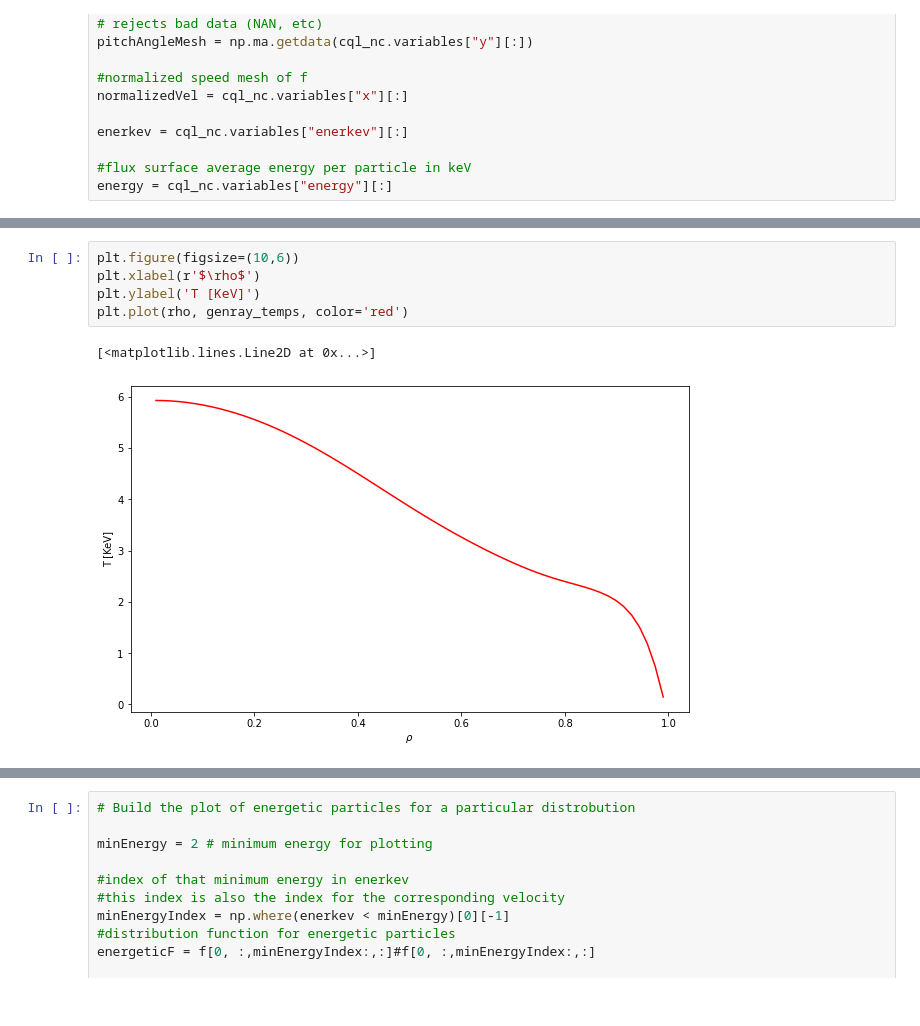
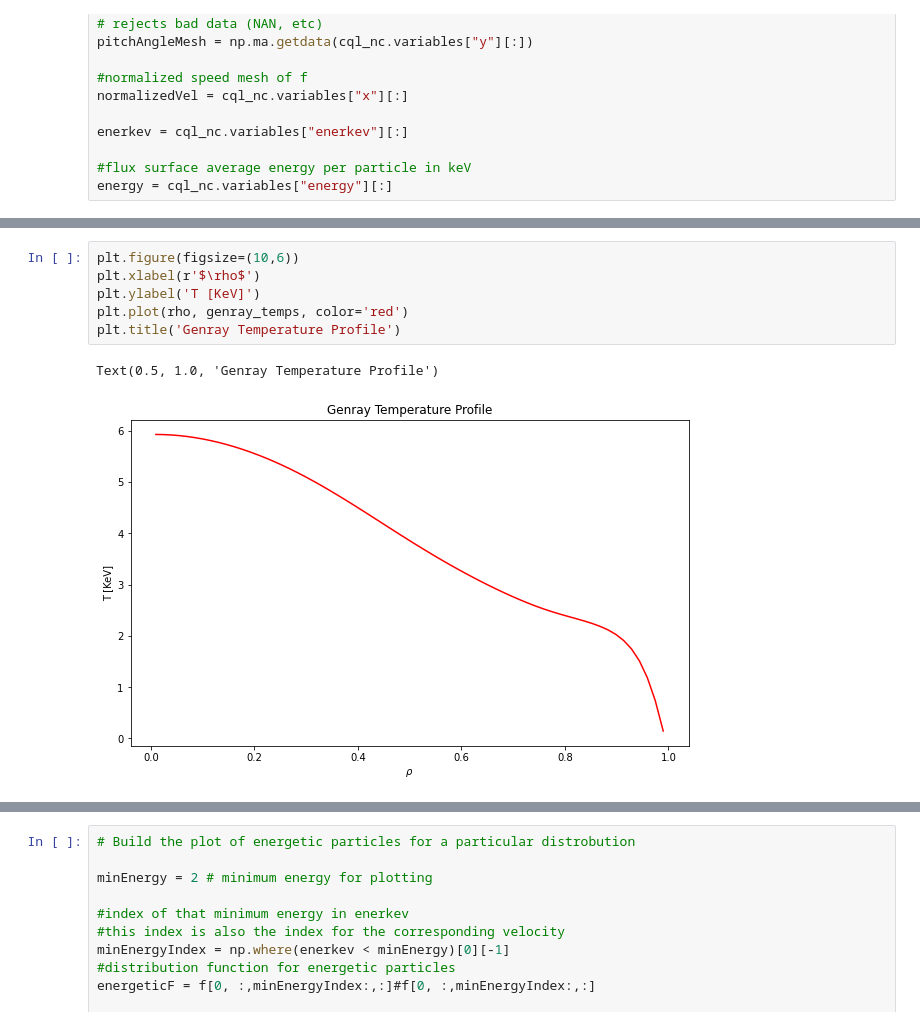
Before and after one commit to vandelij/genray_cql3d_plots, a Jupyter notebook: shots/147634/scan_beam_and_RF/beam_5_RF_testing/make_distrobution.ipynb, the cells around one changed output, grey strips where cells are left out. Saved outputs shown, nothing was run; the diff lists cells and outputs as text.

```diff
--- a/shots/147634/scan_beam_and_RF/beam_5_RF_testing/make_distrobution.ipynb
+++ b/shots/147634/scan_beam_and_RF/beam_5_RF_testing/make_distrobution.ipynb
@@ -88,11 +89,12 @@ Text(0, 0.5, 'Density $m^{-3}$')
 # %%
 plt.figure(figsize=(10,6))
 plt.xlabel(r'$\rho$')
 plt.ylabel('T [KeV]')
 plt.plot(rho, genray_temps, color='red')
+plt.title('Genray Temperature Profile')
 # %% [output]
-[<matplotlib.lines.Line2D at 0x...>]
+Text(0.5, 1.0, 'Genray Temperature Profile')
-[figure, old version]
+[figure, new version]
 # %%
 f = cql_nc.variables["f"][:]
 ebkev = 80 # kev TODO: make sure this matches the file!!
```
Also changed, not shown: parts of 7 cells of this notebook.
